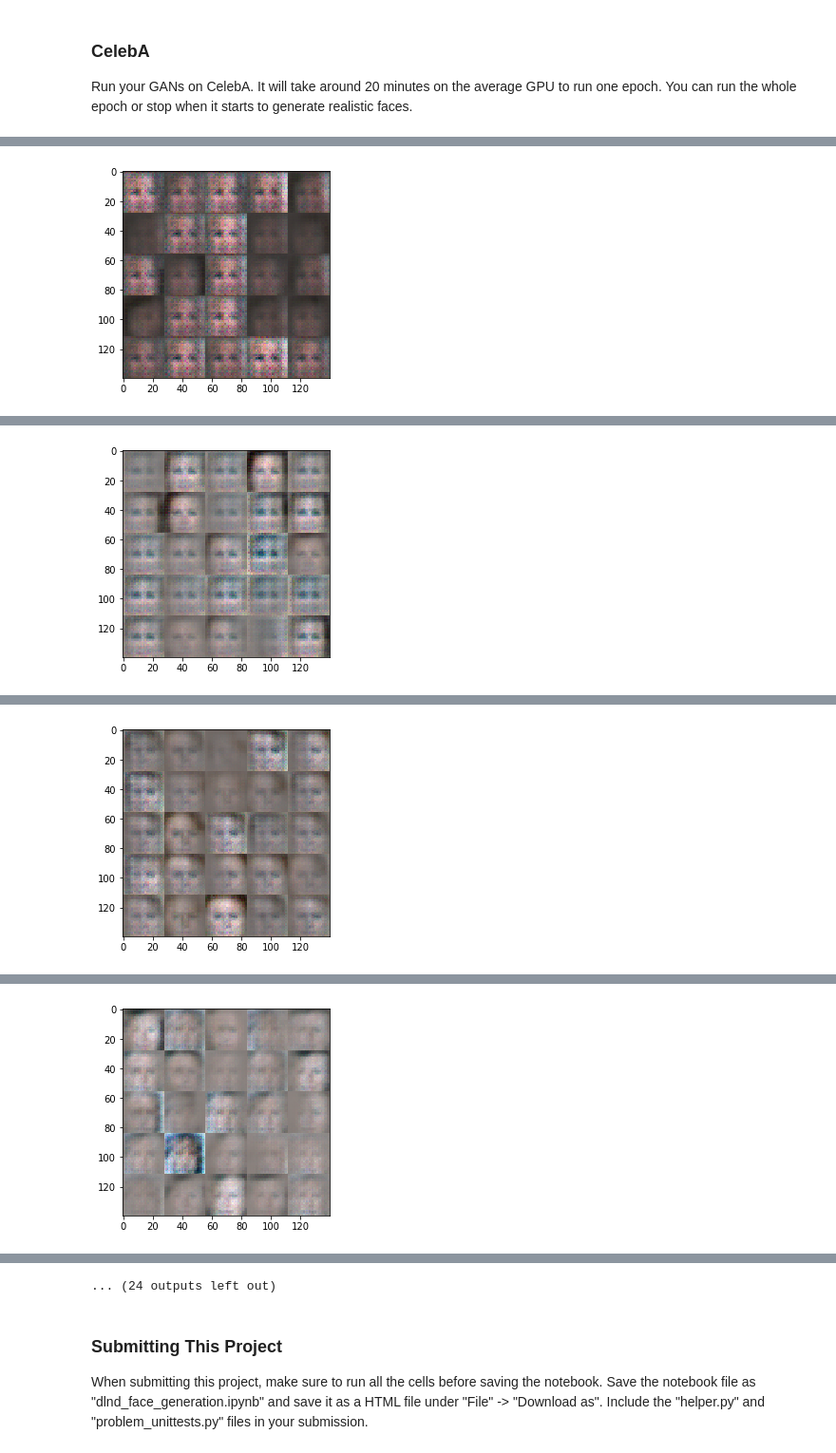
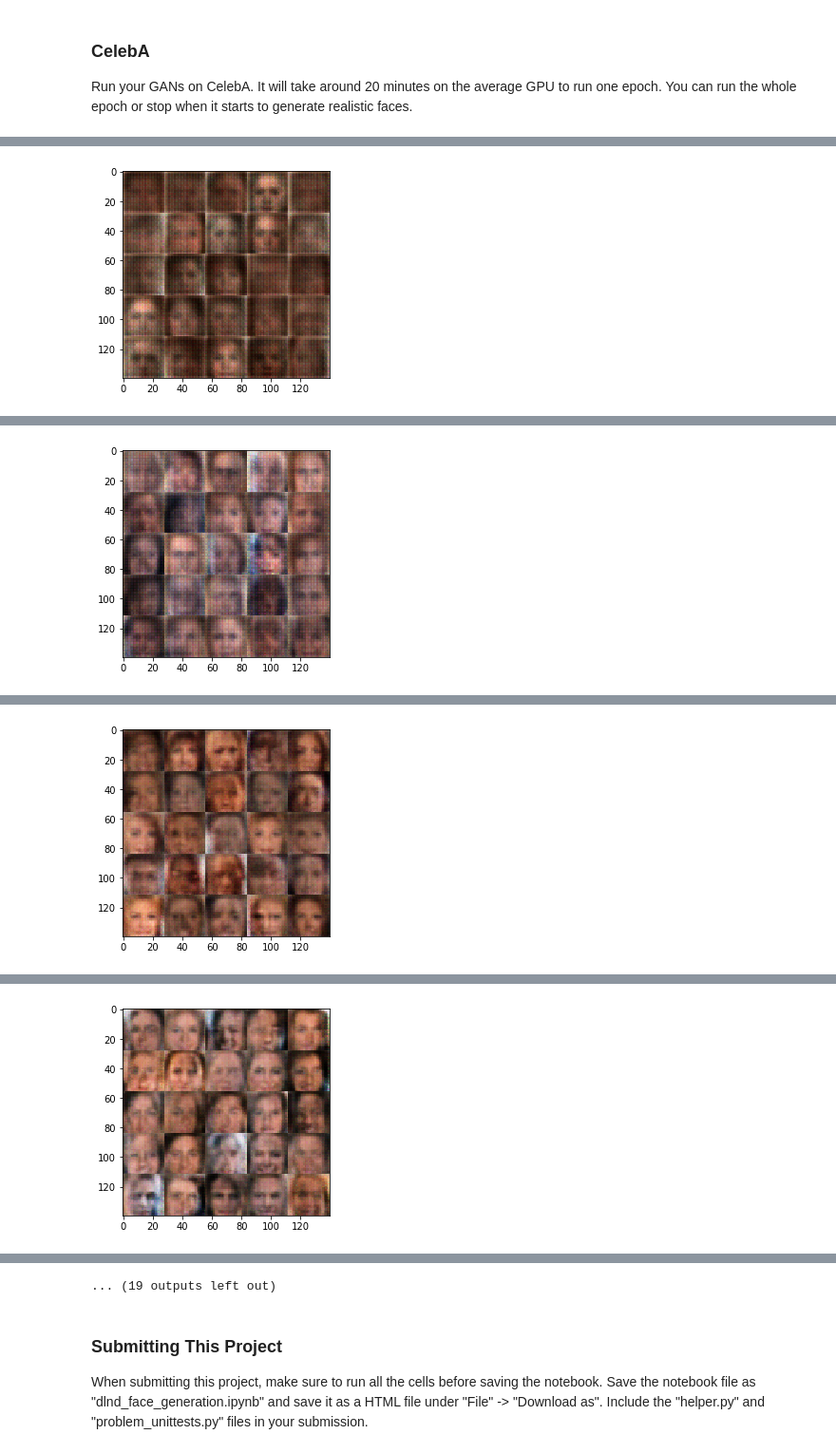
Before and after one commit to zeffon/DeepLearning, a Jupyter notebook: dlnd_face_generation/dlnd_face_generation.ipynb, the cells around one changed output, grey strips where cells are left out. Shown at 95% size. Drawn from its saved outputs; the diff is of its cells as text; code cells hidden in the pictures.

```diff
--- a/dlnd_face_generation/dlnd_face_generation.ipynb
+++ b/dlnd_face_generation/dlnd_face_generation.ipynb
@@ -195,26 +194,28 @@ def generator(z, out_channel_dim, is_train=True):
     alpha = 0.2
     with tf.variable_scope('generator', reuse=not is_train):
         # fully connected layer
-        fc = tf.layers.dense(z, 2*2*512)
+        fc = tf.layers.dense(z, 7*7*512)
         # Reshape it to start the convolutional stack
-#         fc = tf.layers.batch_normalization(fc, training=is_train)
-        fc = tf.reshape(fc, (-1, 2, 2, 512))
+        fc = tf.reshape(fc, (-1, 7, 7, 512))
+        fc = tf.layers.batch_normalization(fc, training=is_train)
+
         fc = tf.maximum(alpha * fc, fc)
-        # 4x4x512 now
+        # 7x7x512 now
 
-        deconv2 = tf.layers.conv2d_transpose(fc, 256, 5, strides=2, padding='valid')
+        deconv2 = tf.layers.conv2d_transpose(fc, 256, 5, strides=2, padding='same')
         deconv2 = tf.layers.batch_normalization(deconv2, training=is_train)
         deconv2 = tf.maximum(alpha * deconv2, deconv2)
-        # 16x16x256 now
+        # 14x14x256 now
 
-        deconv3 = tf.layers.conv2d_transpose(deconv2, 128, 5, strides=2, padding='same')
-        deconv3 = tf.layers.batch_normalization(deconv3, training=is_train)
-        deconv3 = tf.maximum(alpha * deconv3, deconv3)
+#         deconv3 = tf.layers.conv2d_transpose(deconv2, 128, 5, strides=2, padding='same')
+#         deconv3 = tf.layers.batch_normalization(deconv2, training=is_train)
+#         deconv3 = tf.maximum(alpha * deconv3, deconv3)
+
 
         # Output layer
-        logits = tf.layers.conv2d_transpose(deconv3, out_channel_dim, 5, strides=2, padding='same')
+        logits = tf.layers.conv2d_transpose(deconv2, out_channel_dim, 5, strides=2, padding='same')
         # 28x28x3 now
-
+#         print(logits.shape)
         #output Tanh
         out = tf.tanh(logits)
 
@@ -280,10 +281,10 @@ def model_opt(d_loss, g_loss, learning_rate, beta1):
     t_vars = tf.trainable_variables()
     d_vars = [var for var in t_vars if var.name.startswith('discriminator')]
     g_vars = [var for var in t_vars if var.name.startswith('generator')]
-
-    d_train_opt = tf.train.AdamOptimizer(learning_rate, beta1=beta1).minimize(d_loss, var_list=d_vars)
-    g_train_opt = tf.train.AdamOptimizer(learning_rate, beta1=beta1).minimize(g_loss, var_list=g_vars)
-
+    with tf.control_dependencies(tf.get_collection(tf.GraphKeys.UPDATE_OPS, scope='discriminator')):
+        d_train_opt = tf.train.AdamOptimizer(learning_rate, beta1=beta1).minimize(d_loss, var_list=d_vars)
+    with tf.control_dependencies(tf.get_collection(tf.GraphKeys.UPDATE_OPS, scope='generator')):
+        g_train_opt = tf.train.AdamOptimizer(learning_rate, beta1=beta1).minimize(g_loss, var_list=g_vars)
     return d_train_opt, g_train_opt
 
 
@@ -345,11 +346,13 @@ def train(epoch_count, batch_size, z_dim, learning_rate, beta1, get_batches, dat
     :param data_image_mode: The image mode to use for images ("RGB" or "L")
     """
     # TODO: Build Model
-    tf.reset_default_graph()
+    print(type(data_image_mode))
+    print(data_image_mode)
     n_samples, width, height, channels = data_shape
     input_real, input_z, learn_rate = model_inputs(width, height, channels, z_dim)
     d_loss, g_loss = model_loss(input_real, input_z, channels)
     d_opt, g_opt = model_opt(d_loss, g_loss, learn_rate, beta1)
+
 
     steps = 0
     show_every = 100
@@ -358,9 +361,9 @@ def train(epoch_count, batch_size, z_dim, learning_rate, beta1, get_batches, dat
         sess.run(tf.global_variables_initializer())
         for epoch_i in range(epoch_count):
             for batch_images in get_batches(batch_size):
-                batch_images *= 2
                 # TODO: Train Model
                 steps += 1
+                batch_images = batch_images*2
                 # Sample random noise for G
                 batch_z = np.random.uniform(-1, 1, size=(batch_size, z_dim))
 
@@ -473,9 +479,9 @@ Epoch 0/2... Discriminator Loss: 1.0258... Generator Loss: 3.0621
 ### CelebA
 Run your GANs on CelebA.  It will take around 20 minutes on the average GPU to run one epoch.  You can run the whole epoch or stop when it starts to generate realistic faces.
 # %%
-batch_size = 64
+batch_size = 128
 z_dim = 100
-learning_rate = 0.0004
+learning_rate = 0.0002
 beta1 = 0.5
 
 
@@ -512 +520 @@ Epoch 0/1... Discriminator Loss: 2.7366... Generator Loss: 6.8389
-[figure, old version]
+[figure, new version]
@@ -523 +531 @@ Epoch 0/1... Discriminator Loss: 1.0499... Generator Loss: 1.2686
-[figure, old version]
+[figure, new version]
@@ -534 +542 @@ Epoch 0/1... Discriminator Loss: 1.1219... Generator Loss: 1.3975
-[figure, old version]
+[figure, new version]
@@ -545 +553 @@ Epoch 0/1... Discriminator Loss: 0.9627... Generator Loss: 1.4314
-[figure, old version]
+[figure, new version]
@@ -557,4 +565,4 @@ Epoch 0/1... Discriminator Loss: 1.4110... Generator Loss: 3.5269
-... (24 outputs left out)
+... (19 outputs left out)
 # %% [markdown]
 ### Submitting This Project
 When submitting this project, make sure to run all the cells before saving the notebook. Save the notebook file as "dlnd_face_generation.ipynb" and save it as a HTML file under "File" -> "Download as". Include the "helper.py" and "problem_unittests.py" files in your submission.
```
Also changed, not shown: parts of 3 cells of this notebook, 2 other files.
